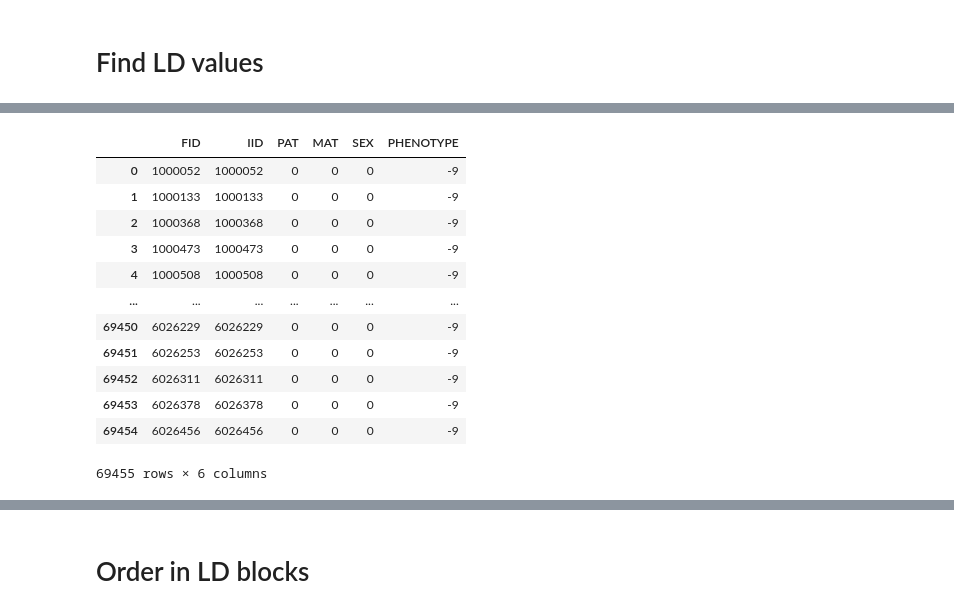
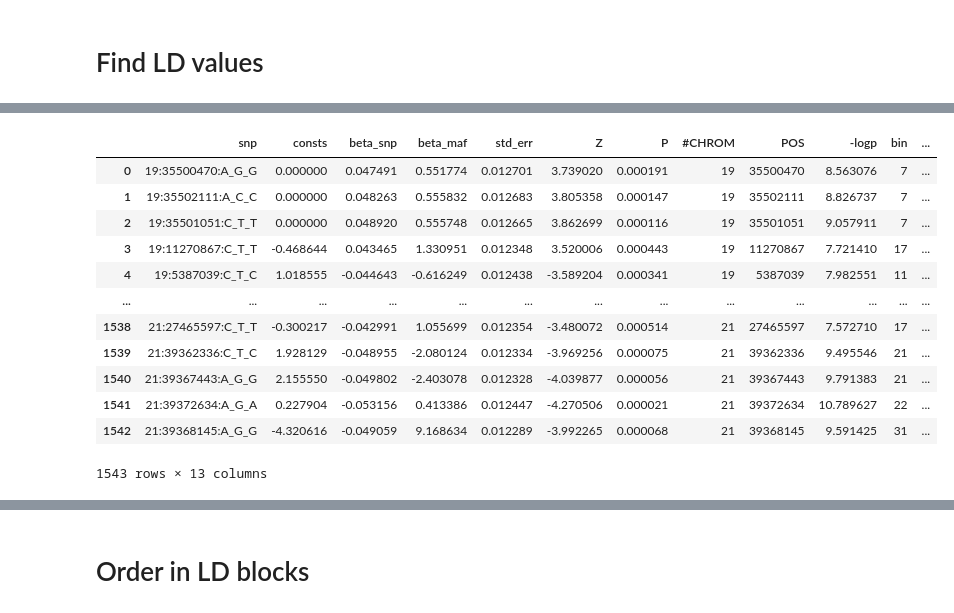
Before and after one commit to mat2m10/chasm, a Jupyter notebook: notebooks/pipeline 2.0/02_separate_LD_blocks.ipynb, the cells around one changed output, grey strips where cells are left out. Drawn from its saved outputs; the diff is of its cells as text; code cells hidden in the pictures.

```diff
--- a/notebooks/pipeline 2.0/02_separate_LD_blocks.ipynb
+++ b/notebooks/pipeline 2.0/02_separate_LD_blocks.ipynb
@@ -226,16 +143,36 @@ merged_df.T
-# %%
-id_samples
-# %% [output]
-|  | FID | IID | PAT | MAT | SEX | PHENOTYPE |
-| 0 | 1000052 | 1000052 | 0 | 0 | 0 | -9 |
-| 1 | 1000133 | 1000133 | 0 | 0 | 0 | -9 |
-| 2 | 1000368 | 1000368 | 0 | 0 | 0 | -9 |
-| 3 | 1000473 | 1000473 | 0 | 0 | 0 | -9 |
-| 4 | 1000508 | 1000508 | 0 | 0 | 0 | -9 |
-| ... | ... | ... | ... | ... | ... | ... |
-| 69450 | 6026229 | 6026229 | 0 | 0 | 0 | -9 |
-| 69451 | 6026253 | 6026253 | 0 | 0 | 0 | -9 |
-| 69452 | 6026311 | 6026311 | 0 | 0 | 0 | -9 |
-| 69453 | 6026378 | 6026378 | 0 | 0 | 0 | -9 |
-| 69454 | 6026456 | 6026456 | 0 | 0 | 0 | -9 |
-69455 rows × 6 columns
+# %%
+path_LD = glob.PATH_usefull + f"/LD_scores"
+list_of_chroms = os.listdir(path_LD)
+new_sums = []
+for chrom_folder in list_of_chroms:
+    chrom = chrom_folder.split("_")[1]
+    path_map = path_LD + f"/chrom_{chrom}"
+    file = os.listdir(path_map)[0]
+
+    path_LDscores = path_map + f"/{file}"
+    LDscores = pd.read_pickle(path_LDscores)
+
+    temp_sum = sumstat[sumstat['#CHROM'] == int(chrom)]
+    temp_sum = temp_sum.copy()
+
+    # Now, you can safely modify it without pandas raising a SettingWithCopyWarning
+    temp_sum.loc[:, 'ID'] = temp_sum['snp'].str[:-2]
+    new_sums.append(temp_sum.merge(LDscores[['ID','LD_score']], on='ID'))
+# %%
+sumstat = pd.concat(new_sums, axis=0, ignore_index=True)
+# %%
+sumstat
+# %% [output]
+|  | snp | consts | beta_snp | beta_maf | std_err | Z | P | #CHROM | POS | -logp | bin | ... |
+| 0 | 19:35500470:A_G_G | 0.000000 | 0.047491 | 0.551774 | 0.012701 | 3.739020 | 0.000191 | 19 | 35500470 | 8.563076 | 7 | ... |
+| 1 | 19:35502111:A_C_C | 0.000000 | 0.048263 | 0.555832 | 0.012683 | 3.805358 | 0.000147 | 19 | 35502111 | 8.826737 | 7 | ... |
+| 2 | 19:35501051:C_T_T | 0.000000 | 0.048920 | 0.555748 | 0.012665 | 3.862699 | 0.000116 | 19 | 35501051 | 9.057911 | 7 | ... |
+| 3 | 19:11270867:C_T_T | -0.468644 | 0.043465 | 1.330951 | 0.012348 | 3.520006 | 0.000443 | 19 | 11270867 | 7.721410 | 17 | ... |
+| 4 | 19:5387039:C_T_C | 1.018555 | -0.044643 | -0.616249 | 0.012438 | -3.589204 | 0.000341 | 19 | 5387039 | 7.982551 | 11 | ... |
+| ... | ... | ... | ... | ... | ... | ... | ... | ... | ... | ... | ... | ... |
+| 1538 | 21:27465597:C_T_T | -0.300217 | -0.042991 | 1.055699 | 0.012354 | -3.480072 | 0.000514 | 21 | 27465597 | 7.572710 | 17 | ... |
+| 1539 | 21:39362336:C_T_C | 1.928129 | -0.048955 | -2.080124 | 0.012334 | -3.969256 | 0.000075 | 21 | 39362336 | 9.495546 | 21 | ... |
+| 1540 | 21:39367443:A_G_G | 2.155550 | -0.049802 | -2.403078 | 0.012328 | -4.039877 | 0.000056 | 21 | 39367443 | 9.791383 | 21 | ... |
+| 1541 | 21:39372634:A_G_A | 0.227904 | -0.053156 | 0.413386 | 0.012447 | -4.270506 | 0.000021 | 21 | 39372634 | 10.789627 | 22 | ... |
+| 1542 | 21:39368145:A_G_G | -4.320616 | -0.049059 | 9.168634 | 0.012289 | -3.992265 | 0.000068 | 21 | 39368145 | 9.591425 | 31 | ... |
+1543 rows × 13 columns
```
Also changed, not shown: parts of 41 cells of this notebook.
